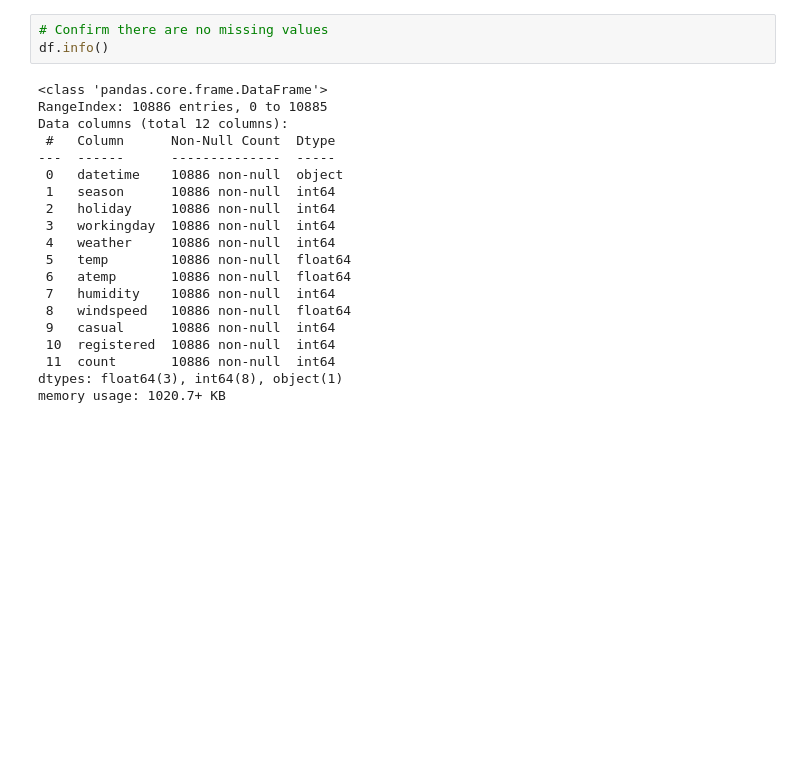
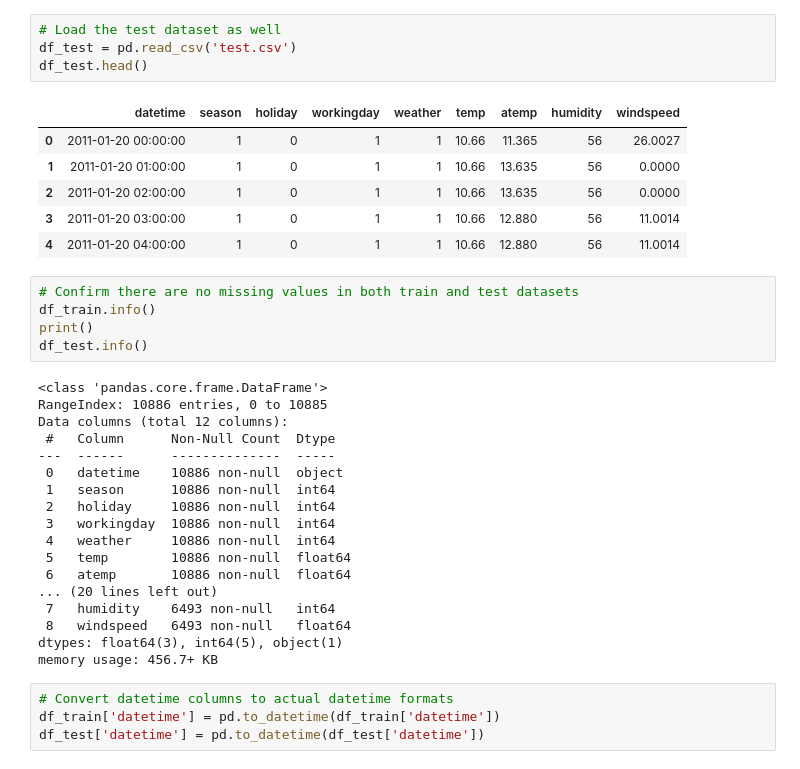
Before and after one commit to Phawazz/project-portfolio-labs, a Jupyter notebook: Random Forest Projects/Bike Sharing Demand/bike_sharing_prediction.ipynb, the cells around one changed output. Drawn from its saved outputs; the diff is of its cells as text; blank space fills up the shorter version.

```diff
--- a/Random Forest Projects/Bike Sharing Demand/bike_sharing_prediction.ipynb
+++ b/Random Forest Projects/Bike Sharing Demand/bike_sharing_prediction.ipynb
@@ -22,9 +24,22 @@ df.head()
 | 2 | 2011-01-01 02:00:00 | 1 | 0 | 0 | 1 | 9.02 | 13.635 | 80 | 0.0 | 5 | ... |
 | 3 | 2011-01-01 03:00:00 | 1 | 0 | 0 | 1 | 9.84 | 14.395 | 75 | 0.0 | 3 | ... |
 | 4 | 2011-01-01 04:00:00 | 1 | 0 | 0 | 1 | 9.84 | 14.395 | 75 | 0.0 | 0 | ... |
+# %%
+# Load the test dataset as well
+df_test = pd.read_csv('test.csv')
+df_test.head()
+# %% [output]
+|  | datetime | season | holiday | workingday | weather | temp | atemp | humidity | windspeed |
+| 0 | 2011-01-20 00:00:00 | 1 | 0 | 1 | 1 | 10.66 | 11.365 | 56 | 26.0027 |
+| 1 | 2011-01-20 01:00:00 | 1 | 0 | 1 | 1 | 10.66 | 13.635 | 56 | 0.0000 |
+| 2 | 2011-01-20 02:00:00 | 1 | 0 | 1 | 1 | 10.66 | 13.635 | 56 | 0.0000 |
+| 3 | 2011-01-20 03:00:00 | 1 | 0 | 1 | 1 | 10.66 | 12.880 | 56 | 11.0014 |
+| 4 | 2011-01-20 04:00:00 | 1 | 0 | 1 | 1 | 10.66 | 12.880 | 56 | 11.0014 |
 # %%
-# Confirm there are no missing values
-df.info()
+# Confirm there are no missing values in both train and test datasets
+df_train.info()
+print()
+df_test.info()
 # %% [output]
 <class 'pandas.core.frame.DataFrame'>
 RangeIndex: 10886 entries, 0 to 10885
@@ -38,10 +53,12 @@ Data columns (total 12 columns):
  4   weather     10886 non-null  int64
  5   temp        10886 non-null  float64
  6   atemp       10886 non-null  float64
- 7   humidity    10886 non-null  int64
- 8   windspeed   10886 non-null  float64
- 9   casual      10886 non-null  int64
- 10  registered  10886 non-null  int64
- 11  count       10886 non-null  int64
-dtypes: float64(3), int64(8), object(1)
-memory usage: 1020.7+ KB
+... (20 lines left out)
+ 7   humidity    6493 non-null   int64
+ 8   windspeed   6493 non-null   float64
+dtypes: float64(3), int64(5), object(1)
+memory usage: 456.7+ KB
+# %%
+# Convert datetime columns to actual datetime formats
+df_train['datetime'] = pd.to_datetime(df_train['datetime'])
+df_test['datetime'] = pd.to_datetime(df_test['datetime'])
```
Also changed, not shown: parts of 15 cells of this notebook, 3 other files.
